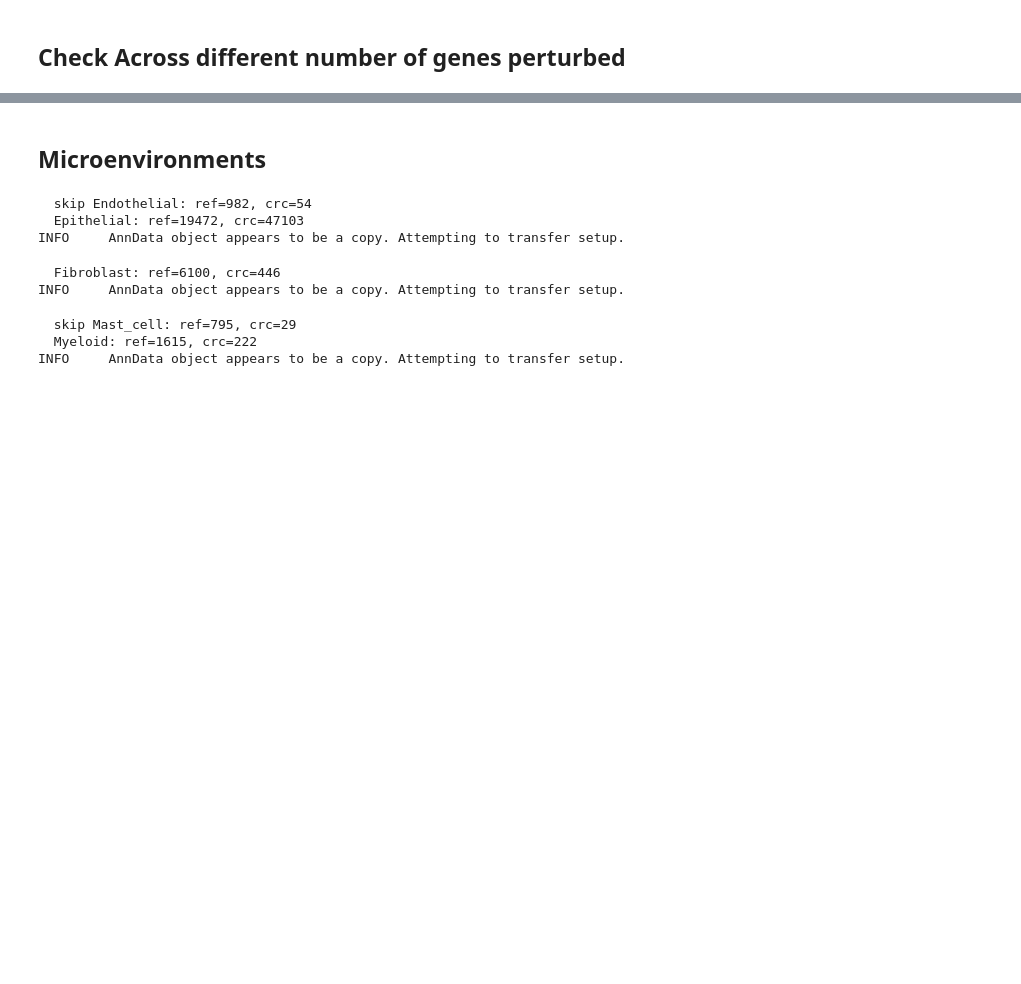
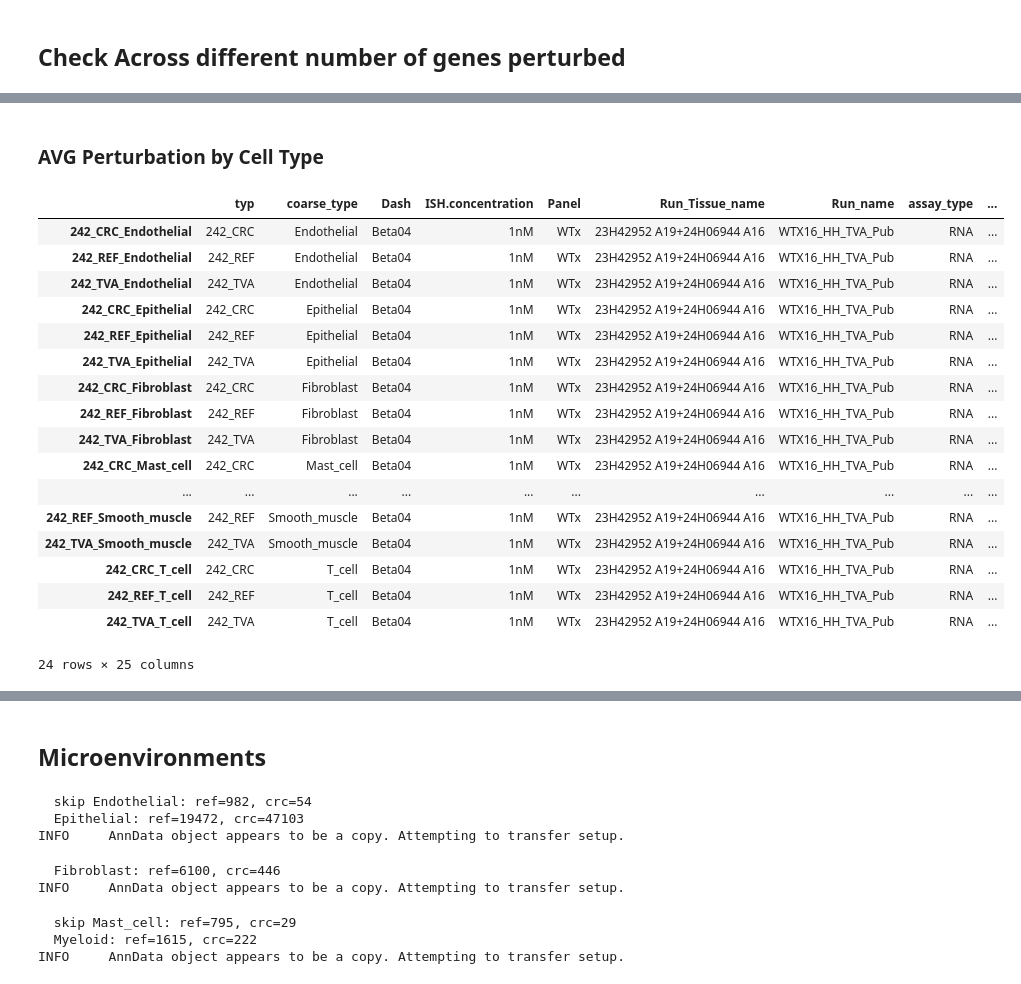
Before and after one commit to PMBio/cellina, a Jupyter notebook: test.ipynb, the cells around one changed output, grey strips where cells are left out. Saved outputs shown, nothing was run; the diff lists cells and outputs as text; code cells hidden in the pictures; blank space fills up the shorter version.

```diff
--- a/test.ipynb
+++ b/test.ipynb
@@ -1243,0 +1265,35 @@ top_n_perturb= 500  avg Pearson r=0.929  avg Spearman r=0.797
+# %% [markdown]
+### AVG Perturbation by Cell Type
+# %%
+
+pdata = dc.pp.pseudobulk(
+    adata=adata,
+    sample_col=domains_key,
+    groups_col=labels_key,
+    mode="sum",
+    layer='counts'
+)
+
+sc.pp.normalize_total(pdata, target_sum=1e4)
+sc.pp.log1p(pdata)
+# %%
+pdata.obs
+# %% [output]
+|  | typ | coarse_type | Dash | ISH.concentration | Panel | Run_Tissue_name | Run_name | assay_type | ... |
+| 242_CRC_Endothelial | 242_CRC | Endothelial | Beta04 | 1nM | WTx | 23H42952 A19+24H06944 A16 | WTX16_HH_TVA_Pub | RNA | ... |
+| 242_REF_Endothelial | 242_REF | Endothelial | Beta04 | 1nM | WTx | 23H42952 A19+24H06944 A16 | WTX16_HH_TVA_Pub | RNA | ... |
+| 242_TVA_Endothelial | 242_TVA | Endothelial | Beta04 | 1nM | WTx | 23H42952 A19+24H06944 A16 | WTX16_HH_TVA_Pub | RNA | ... |
+| 242_CRC_Epithelial | 242_CRC | Epithelial | Beta04 | 1nM | WTx | 23H42952 A19+24H06944 A16 | WTX16_HH_TVA_Pub | RNA | ... |
+| 242_REF_Epithelial | 242_REF | Epithelial | Beta04 | 1nM | WTx | 23H42952 A19+24H06944 A16 | WTX16_HH_TVA_Pub | RNA | ... |
+| 242_TVA_Epithelial | 242_TVA | Epithelial | Beta04 | 1nM | WTx | 23H42952 A19+24H06944 A16 | WTX16_HH_TVA_Pub | RNA | ... |
+| 242_CRC_Fibroblast | 242_CRC | Fibroblast | Beta04 | 1nM | WTx | 23H42952 A19+24H06944 A16 | WTX16_HH_TVA_Pub | RNA | ... |
+| 242_REF_Fibroblast | 242_REF | Fibroblast | Beta04 | 1nM | WTx | 23H42952 A19+24H06944 A16 | WTX16_HH_TVA_Pub | RNA | ... |
+| 242_TVA_Fibroblast | 242_TVA | Fibroblast | Beta04 | 1nM | WTx | 23H42952 A19+24H06944 A16 | WTX16_HH_TVA_Pub | RNA | ... |
+| 242_CRC_Mast_cell | 242_CRC | Mast_cell | Beta04 | 1nM | WTx | 23H42952 A19+24H06944 A16 | WTX16_HH_TVA_Pub | RNA | ... |
+| ... | ... | ... | ... | ... | ... | ... | ... | ... | ... |
+| 242_REF_Smooth_muscle | 242_REF | Smooth_muscle | Beta04 | 1nM | WTx | 23H42952 A19+24H06944 A16 | WTX16_HH_TVA_Pub | RNA | ... |
+| 242_TVA_Smooth_muscle | 242_TVA | Smooth_muscle | Beta04 | 1nM | WTx | 23H42952 A19+24H06944 A16 | WTX16_HH_TVA_Pub | RNA | ... |
+| 242_CRC_T_cell | 242_CRC | T_cell | Beta04 | 1nM | WTx | 23H42952 A19+24H06944 A16 | WTX16_HH_TVA_Pub | RNA | ... |
+| 242_REF_T_cell | 242_REF | T_cell | Beta04 | 1nM | WTx | 23H42952 A19+24H06944 A16 | WTX16_HH_TVA_Pub | RNA | ... |
+| 242_TVA_T_cell | 242_TVA | T_cell | Beta04 | 1nM | WTx | 23H42952 A19+24H06944 A16 | WTX16_HH_TVA_Pub | RNA | ... |
+24 rows × 25 columns
```
Also changed, not shown: parts of 33 cells of this notebook, 1 other file.
